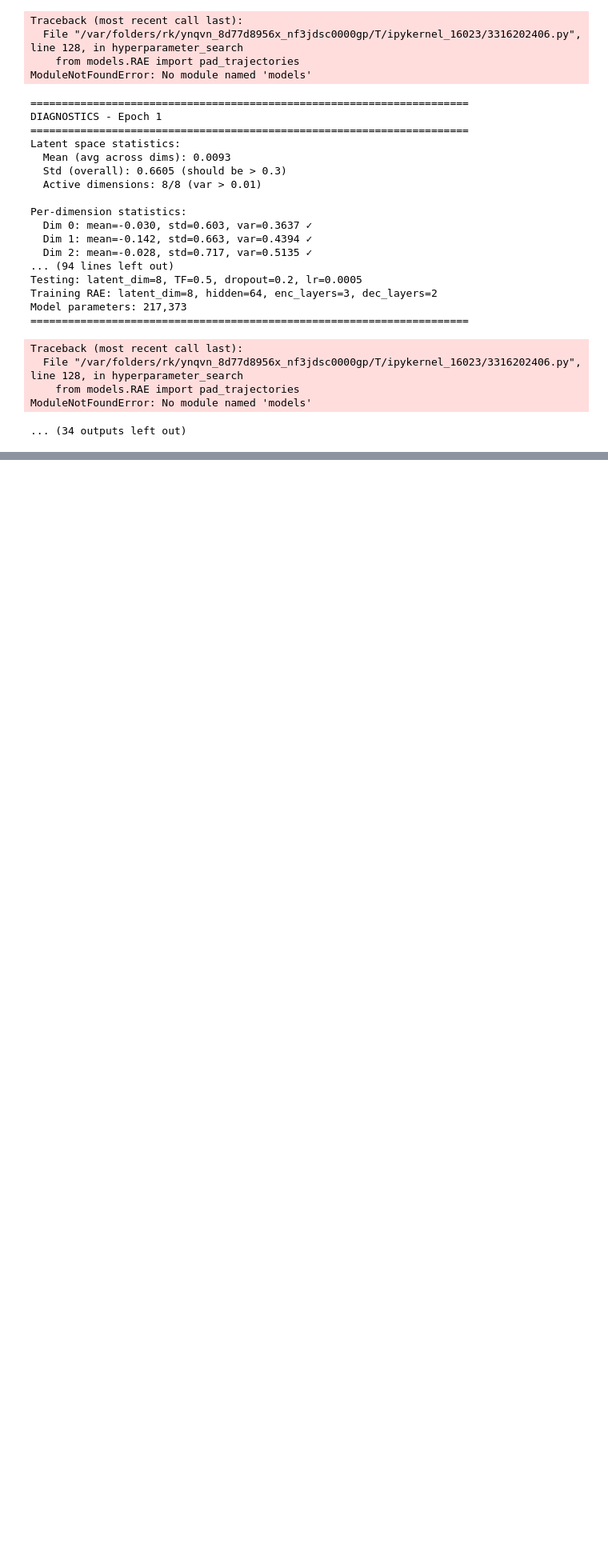
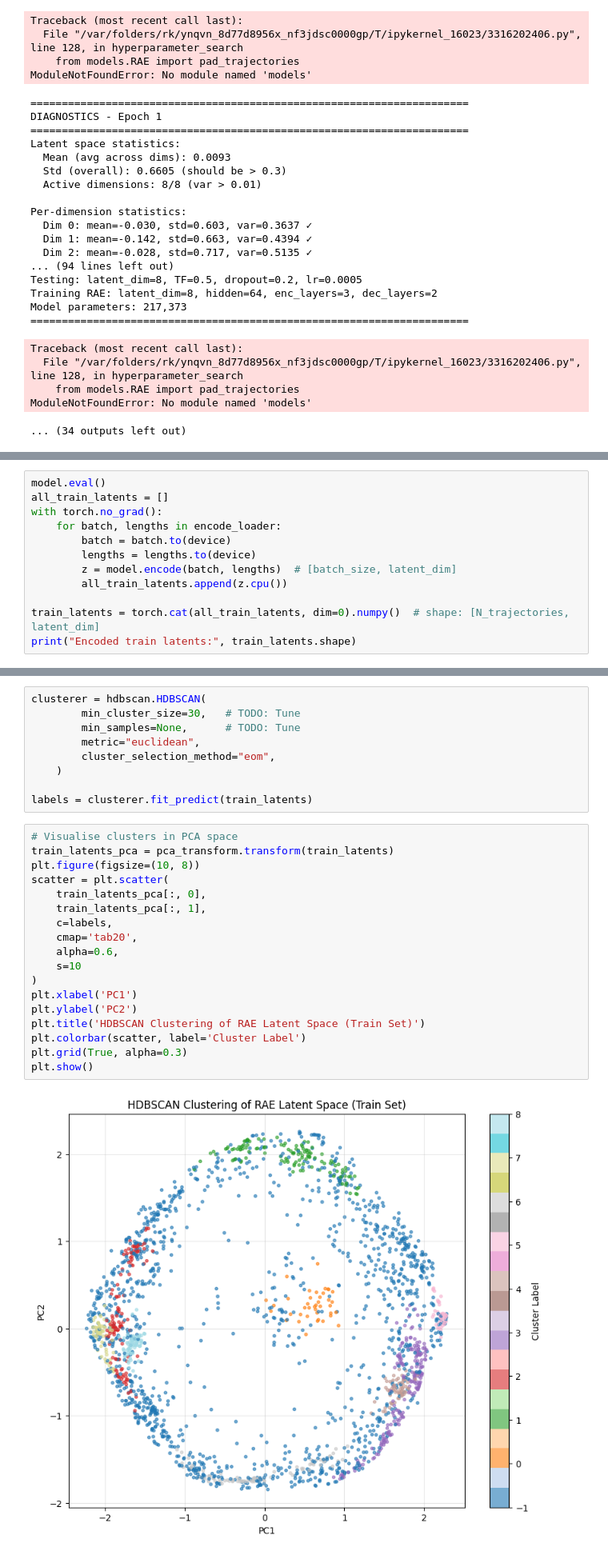
Before and after one commit to bodvarsdottirkristin/DL-group-63-P29, a Jupyter notebook: src/models/train_RAE.ipynb, the cells around one changed output, grey strips where cells are left out. Shown at 80% size. Saved outputs shown, nothing was run; the diff lists cells and outputs as text; blank space fills up the shorter version.

```diff
--- a/src/models/train_RAE.ipynb
+++ b/src/models/train_RAE.ipynb
@@ -646,0 +1209,12 @@ Epoch 16/50 [TF=0.3] - Train: 0.2036, Val: 1.9639 (patience: 2/10)
+# %%
+model.eval()
+all_train_latents = []
+with torch.no_grad():
+    for batch, lengths in encode_loader:
+        batch = batch.to(device)
+        lengths = lengths.to(device)
+        z = model.encode(batch, lengths)  # [batch_size, latent_dim]
+        all_train_latents.append(z.cpu())
+
+train_latents = torch.cat(all_train_latents, dim=0).numpy()  # shape: [N_trajectories, latent_dim]
+print("Encoded train latents:", train_latents.shape)
@@ -646,0 +1227,29 @@ Epoch 16/50 [TF=0.3] - Train: 0.2036, Val: 1.9639 (patience: 2/10)
+# %%
+clusterer = hdbscan.HDBSCAN(
+        min_cluster_size=30,   # TODO: Tune
+        min_samples=None,      # TODO: Tune
+        metric="euclidean",
+        cluster_selection_method="eom",
+    )
+
+labels = clusterer.fit_predict(train_latents)
+# %%
+# Visualise clusters in PCA space
+train_latents_pca = pca_transform.transform(train_latents)
+plt.figure(figsize=(10, 8))
+scatter = plt.scatter(
+    train_latents_pca[:, 0],
+    train_latents_pca[:, 1],
+    c=labels,
+    cmap='tab20',
+    alpha=0.6,
+    s=10
+)
+plt.xlabel('PC1')
+plt.ylabel('PC2')
+plt.title('HDBSCAN Clustering of RAE Latent Space (Train Set)')
+plt.colorbar(scatter, label='Cluster Label')
+plt.grid(True, alpha=0.3)
+plt.show()
+# %% [output]
+[figure, added]
```
Also changed, not shown: parts of 12 cells of this notebook, 14 other files.
